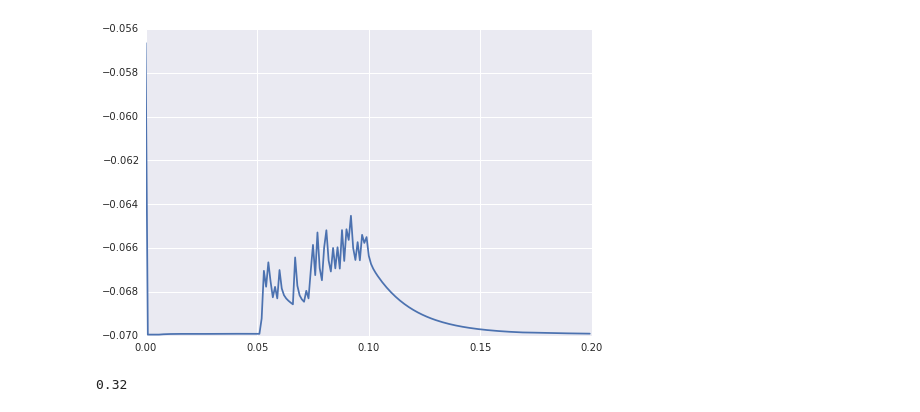
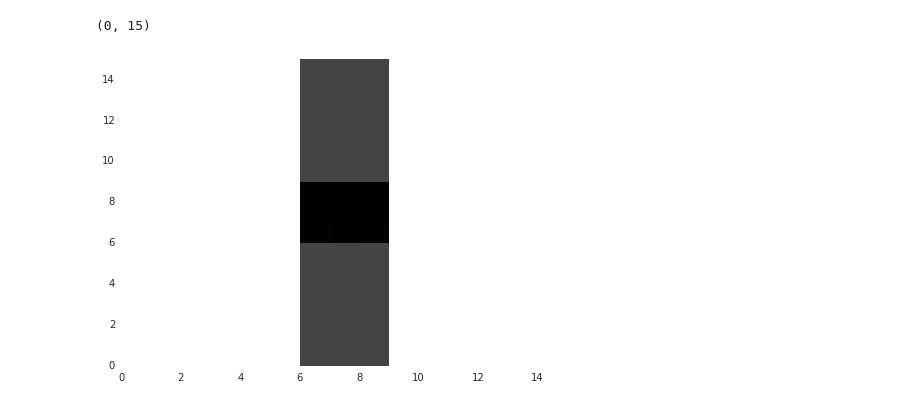
Before and after one commit to blennon/research, a Jupyter notebook: spiking_pf_mli_plasticity/notebooks/PF_CF_MLI_net.ipynb, the cells around one changed output. Saved outputs shown, nothing was run; the diff lists cells and outputs as text; code cells hidden in the pictures.

```diff
--- a/spiking_pf_mli_plasticity/notebooks/PF_CF_MLI_net.ipynb
+++ b/spiking_pf_mli_plasticity/notebooks/PF_CF_MLI_net.ipynb
@@ -14,30 +14,34 @@ set_global_preferences(useweave=True, usenewpropagate=True, usecodegenweave=True
 defaultclock.dt = .25*ms
 # %%
 def pf_rates(t):
-    return 100*Hz
-    if 50*ms < t < 100*ms:
+    if 100*ms < t < 200*ms:
         return 100*Hz
+    elif t<1200*ms:
+        return 10*Hz
     else:
         return .33*Hz
+
+def cf_rates(t):
+    if 100*ms<t<200*ms:
+        return 10*Hz
+    return 0*Hz
 # %%
-T = 200*msecond
+T = 1400*msecond
 defaultclock.dt = .25*ms
 wmin = .2
 N_CF = 2
 
-GR, CF, MLI, S_GR_MLI, S_CF_MLI = setup_mli_net(pf_rates, 0*Hz, wmin=wmin, N_CF=N_CF,N_GR_clusters=5)
+GR, CF, MLI, S_GR_MLI, S_CF_MLI = setup_mli_net(pf_rates,cf_rates,wmin=wmin, N_CF=N_CF,N_GR_clusters=5)
 GR_S, GR_R, MLI_V, MLI_S, MLI_R, CF_S, CF_R, W = setup_monitors_cf(GR,MLI,CF,S_GR_MLI)
 
 @network_operation(Clock(dt=defaultclock.dt))
 def random_current():
-    #MLI.I = gamma(3.966333,0.006653,size=len(MLI)) * nA
-    MLI.V = -70*mV
+    MLI.I = gamma(3.966333,0.006653,size=len(MLI)) * nA
 
 # plasticity
 @network_operation(Clock(dt=1*ms))
 def learn():
-    #if defaultclock.t > 100*ms:
-    update_weights_cf(S_GR_MLI, S_CF_MLI, GR_R, MLI_R, CF_R, wmin, beta=.004)
+    update_weights_cf(S_GR_MLI, S_CF_MLI, GR_R, MLI_R, CF_R, wmin, alpha1=5., alpha0=1., beta=.04)
 
 start = time.time()
 run(T)
@@ -70,8 +51,24 @@ plot(CF_R.getvalues()[1,:])
-# %%
-MLI_V.plot(2)
-# %% [output]
-[figure, removed]
-# %%
-.2 + .8*.15
-# %% [output]
-0.32
+# %%
+def get_connected_gr_weights(S_GR_MLI, GR, MLI, mli_ind):
+    '''
+    look up the GR-MLI weights associated with MLI of index 'mli_ind'
+
+    returns an array of weight values and an array with corresponding GR indices
+    '''
+    syn_inds, mli_inds = synapse_inds(range(len(MLI)), S_GR_MLI, 'post')
+    syn_inds, gr_inds = synapse_inds(range(len(GR)), S_GR_MLI, 'pre')
+    return S_GR_MLI.v[:][mli_inds==mli_ind], gr_inds[mli_inds==mli_ind]
+# %%
+def connection_array(weights, gr_inds, gr_width, gr_length):
+    A = -1*ones(gr_length*gr_width)
+    A[gr_inds] = weights
+    return A.reshape((gr_width,gr_length)).T
+# %%
+weights, gr_inds = get_connected_gr_weights(S_GR_MLI, GR, MLI, 70)
+A = connection_array(weights, gr_inds, 16, 15)
+pcolor(A)
+xlim([0,15])
+ylim([0,15])
+# %% [output]
+(0, 15)
+[figure, added]
```
Also changed, not shown: parts of 7 cells of this notebook, 2 other files.
